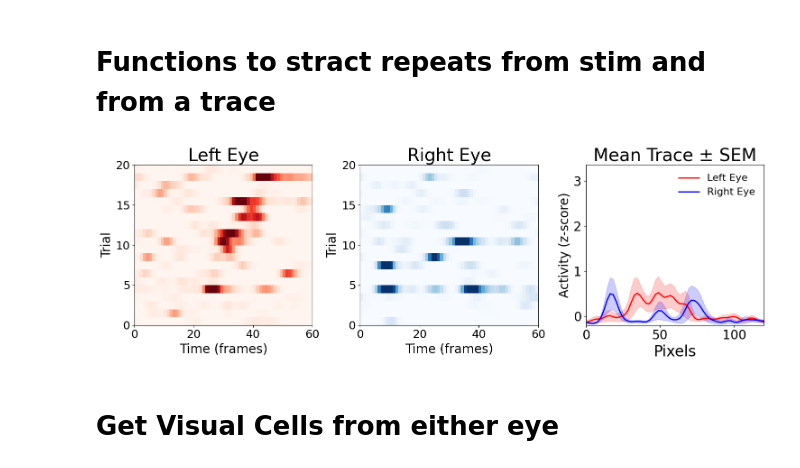
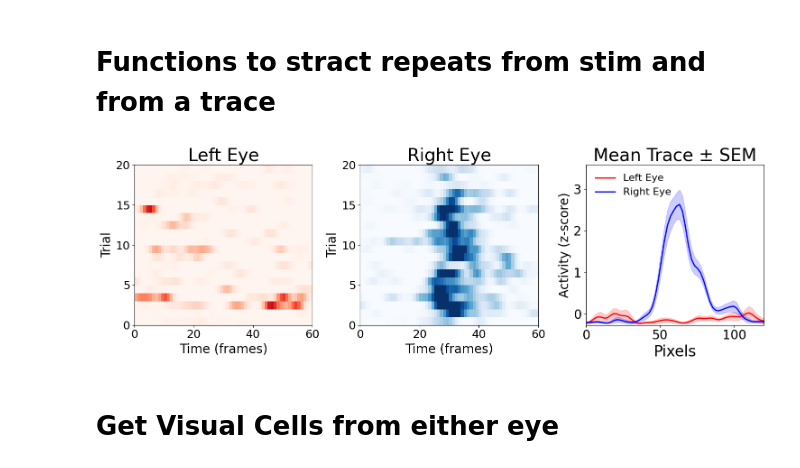
Before and after one commit to s-acosta/distance-project, a Jupyter notebook: disparity-analysis/disparity-notebooks/mousegoggles-left-right-test.ipynb, the cells around one changed output. Saved outputs shown, nothing was run; the diff lists cells and outputs as text; code cells hidden in the pictures.

```diff
--- a/disparity-analysis/disparity-notebooks/mousegoggles-left-right-test.ipynb
+++ b/disparity-analysis/disparity-notebooks/mousegoggles-left-right-test.ipynb
@@ -21,8 +21,8 @@ from scipy.ndimage import gaussian_filter1d
 %load_ext autoreload
 %autoreload 2
 
-mouse_name = 'SAM041'
-record_date = '260320'
+mouse_name = 'SAM044'
+record_date = '260325'
 experiment_name = 'goggles_right-left'
 
 session_dir = r'D:\data-distance-coding-project\processed-data\{record_date}_{mouse_name}_{experiment_name}'.format(record_date=record_date, mouse_name=mouse_name, experiment_name=experiment_name)
@@ -195,35 +195,35 @@ def make_comparison_plot(cell):
     right_range = np.linspace(start_pos, end_pos, np.shape(right_traces)[1])
 
     ax2.fill_between(left_range, left_mean - left_std, left_mean + left_std, alpha=0.2, color='red')
     ax2.plot(left_range, left_mean, linewidth=2, color='red')
 
     ax2.fill_between(right_range, right_mean - right_std, right_mean + right_std, alpha=0.2, color='blue')
     ax2.plot(right_range, right_mean, linewidth=2, color='blue')
 
     ax2.set_xlim(right_range[0], right_range[-1])
     ax2.set_ylim(vmin, vmax)
 
     ax2.set_xlabel('Pixels', fontsize=24)
 
     ax2.set_ylabel('Activity (z-score)', fontsize=20)
     ax2.set_title(f'Mean Trace ± SEM', fontsize=28)
     ax2.tick_params(axis='both', which='major', labelsize=20)
     if len(ax2.lines) >= 2:
         ax2.legend(
             handles=[ax2.lines[0], ax2.lines[1]],
             labels=['Left Eye', 'Right Eye'],
             fontsize=16,
             loc='best',
             frameon=False
         )
 
     plt.tight_layout()
 
     return fig
 
-fig = make_comparison_plot(cell=32)
+fig = make_comparison_plot(cell=159)
 # %% [output]
-[figure, old version]
+[figure, new version]
 # %%
 results_dir = os.path.join(session_dir, "results")
 os.makedirs(results_dir, exist_ok=True)
```
Also changed, not shown: parts of 9 cells of this notebook, 31 other files.
